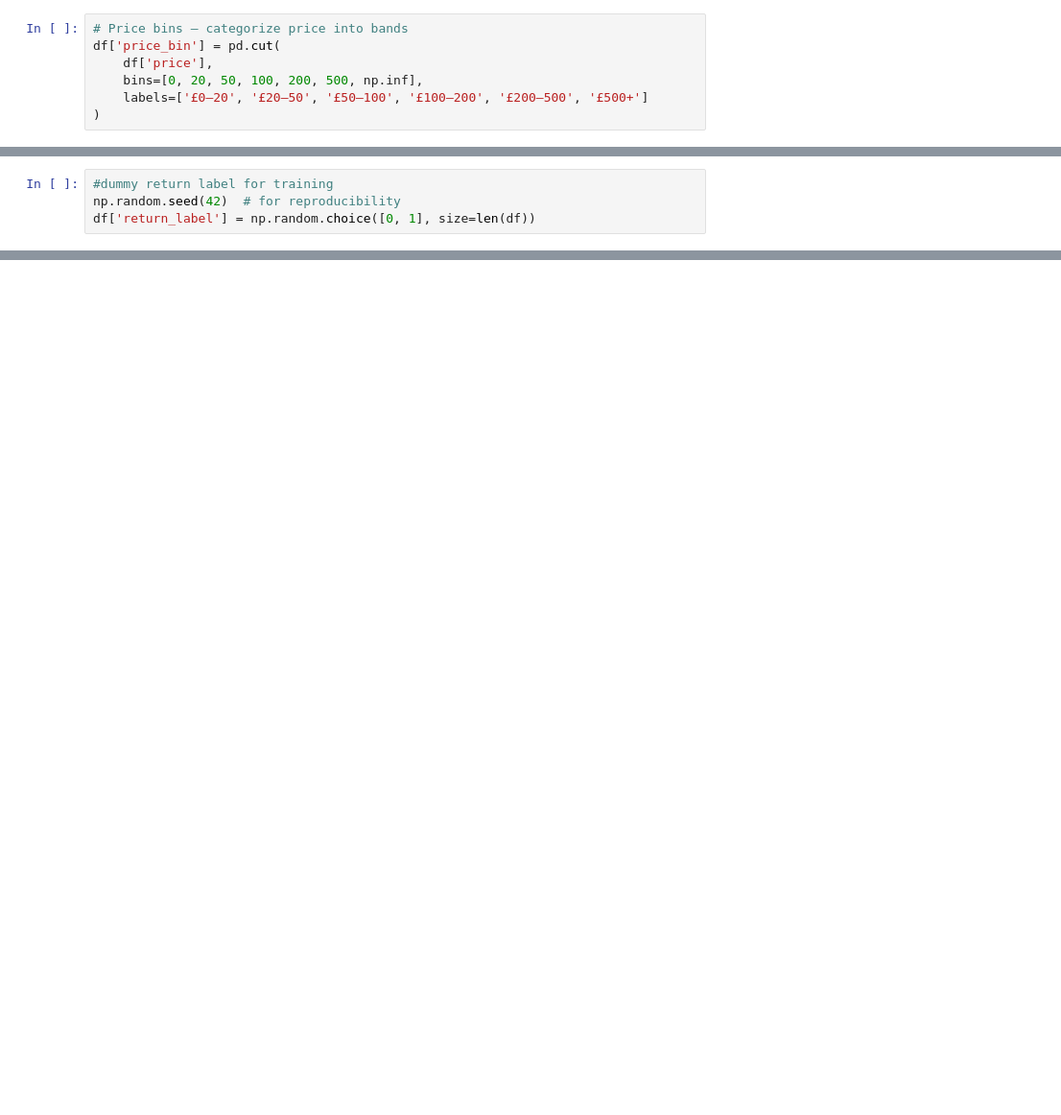
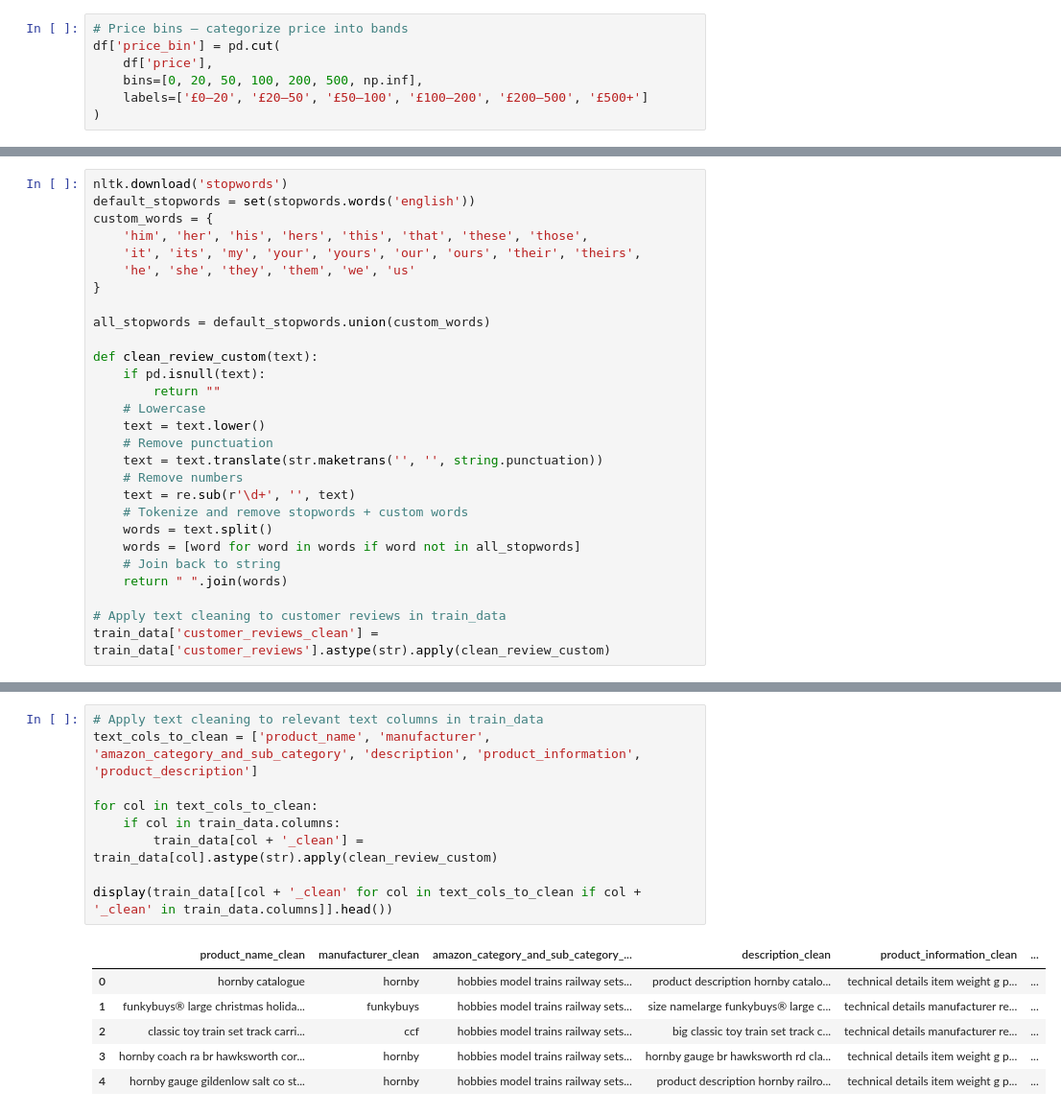
Before and after one commit to asanskruti/return_risk, a Jupyter notebook: notebooks/test1.ipynb, the cells around one changed output, grey strips where cells are left out. Shown: that part at 96% size. Cells and saved outputs as stored; diff of their text form; blank space fills up the shorter version.

Commit message:
first model test

```diff
--- a/notebooks/test1.ipynb
+++ b/notebooks/test1.ipynb
@@ -284,4 +108,0 @@ print(f"📏 File size: {os.path.getsize(output_path) / (1024**2):.2f} MB")
-# %%
-#dummy return label for training
-np.random.seed(42)  # for reproducibility
-df['return_label'] = np.random.choice([0, 1], size=len(df))
@@ -525,0 +152,28 @@ Logistic Regression is a good starting point, but other models might capture dif
+# %%
+nltk.download('stopwords')
+default_stopwords = set(stopwords.words('english'))
+custom_words = {
+    'him', 'her', 'his', 'hers', 'this', 'that', 'these', 'those',
+    'it', 'its', 'my', 'your', 'yours', 'our', 'ours', 'their', 'theirs',
+    'he', 'she', 'they', 'them', 'we', 'us'
+}
+
+all_stopwords = default_stopwords.union(custom_words)
+
+def clean_review_custom(text):
+    if pd.isnull(text):
+        return ""
+    # Lowercase
+    text = text.lower()
+    # Remove punctuation
+    text = text.translate(str.maketrans('', '', string.punctuation))
+    # Remove numbers
+    text = re.sub(r'\d+', '', text)
+    # Tokenize and remove stopwords + custom words
+    words = text.split()
+    words = [word for word in words if word not in all_stopwords]
+    # Join back to string
+    return " ".join(words)
+
+# Apply text cleaning to customer reviews in train_data
+train_data['customer_reviews_clean'] = train_data['customer_reviews'].astype(str).apply(clean_review_custom)
@@ -525,0 +183,16 @@ Logistic Regression is a good starting point, but other models might capture dif
+# %%
+# Apply text cleaning to relevant text columns in train_data
+text_cols_to_clean = ['product_name', 'manufacturer', 'amazon_category_and_sub_category', 'description', 'product_information', 'product_description']
+
+for col in text_cols_to_clean:
+    if col in train_data.columns:
+        train_data[col + '_clean'] = train_data[col].astype(str).apply(clean_review_custom)
+
+display(train_data[[col + '_clean' for col in text_cols_to_clean if col + '_clean' in train_data.columns]].head())
+# %% [output]
+|  | product_name_clean | manufacturer_clean | amazon_category_and_sub_category_... | description_clean | product_information_clean | ... |
+| 0 | hornby catalogue | hornby | hobbies model trains railway sets... | product description hornby catalo... | technical details item weight g p... | ... |
+| 1 | funkybuys® large christmas holida... | funkybuys | hobbies model trains railway sets... | size namelarge funkybuys® large c... | technical details manufacturer re... | ... |
+| 2 | classic toy train set track carri... | ccf | hobbies model trains railway sets... | big classic toy train set track c... | technical details manufacturer re... | ... |
+| 3 | hornby coach ra br hawksworth cor... | hornby | hobbies model trains railway sets... | hornby gauge br hawksworth rd cla... | technical details item weight g p... | ... |
+| 4 | hornby gauge gildenlow salt co st... | hornby | hobbies model trains railway sets... | product description hornby railro... | technical details item weight g p... | ... |
```
Also changed, not shown: parts of 51 cells of this notebook.
